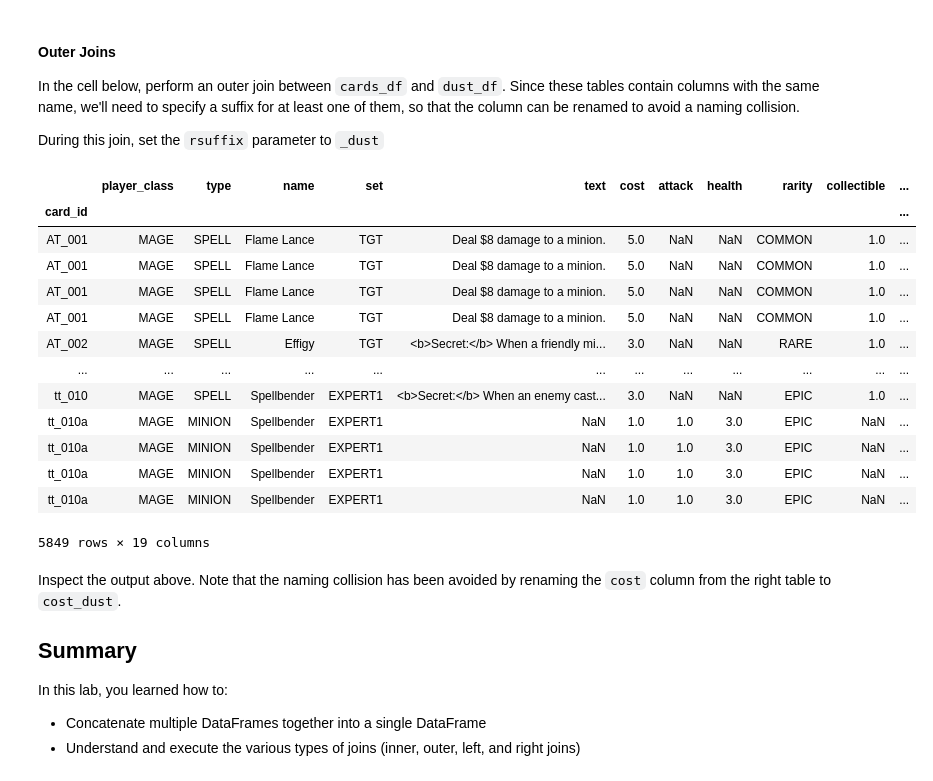
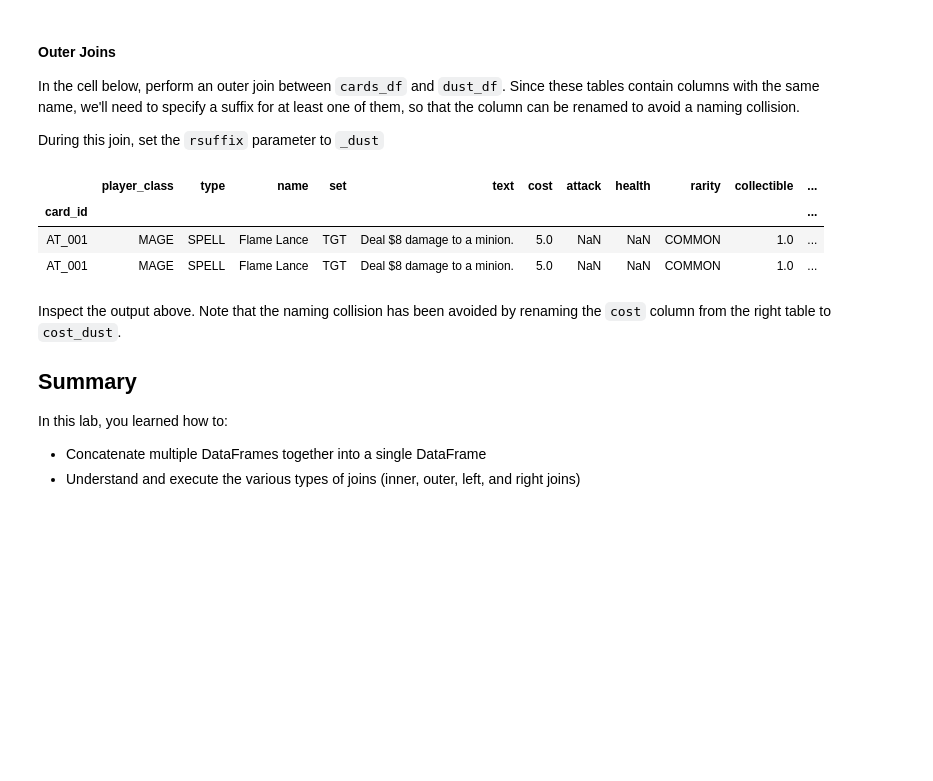
Before and after one commit to mifkovic-chevron/dsc-enterprise-chevron-combining-dataframes-pandas-lab-chevron-dataeng-100419, a Jupyter notebook: index.ipynb, the cells around one changed output. Saved outputs shown, nothing was run; the diff lists cells and outputs as text; code cells hidden in the pictures; blank space fills up the shorter version.

```diff
--- a/index.ipynb
+++ b/index.ipynb
@@ -245,22 +245,12 @@ In the cell below, perform an outer join between `cards_df` and `dust_df`. Since
 During this join, set the `rsuffix` parameter to `_dust`
 # %%
 outer_join_df = cards_df.join(dust_df, how='outer', rsuffix='_dust')
-outer_join_df
+outer_join_df.head(2)
 # %% [output]
 |  | player_class | type | name | set | text | cost | attack | health | rarity | collectible | ... |
 | card_id |  |  |  |  |  |  |  |  |  |  | ... |
 | AT_001 | MAGE | SPELL | Flame Lance | TGT | Deal $8 damage to a minion. | 5.0 | NaN | NaN | COMMON | 1.0 | ... |
 | AT_001 | MAGE | SPELL | Flame Lance | TGT | Deal $8 damage to a minion. | 5.0 | NaN | NaN | COMMON | 1.0 | ... |
-| AT_001 | MAGE | SPELL | Flame Lance | TGT | Deal $8 damage to a minion. | 5.0 | NaN | NaN | COMMON | 1.0 | ... |
-| AT_001 | MAGE | SPELL | Flame Lance | TGT | Deal $8 damage to a minion. | 5.0 | NaN | NaN | COMMON | 1.0 | ... |
-| AT_002 | MAGE | SPELL | Effigy | TGT | <b>Secret:</b> When a friendly mi... | 3.0 | NaN | NaN | RARE | 1.0 | ... |
-| ... | ... | ... | ... | ... | ... | ... | ... | ... | ... | ... | ... |
-| tt_010 | MAGE | SPELL | Spellbender | EXPERT1 | <b>Secret:</b> When an enemy cast... | 3.0 | NaN | NaN | EPIC | 1.0 | ... |
-| tt_010a | MAGE | MINION | Spellbender | EXPERT1 | NaN | 1.0 | 1.0 | 3.0 | EPIC | NaN | ... |
-| tt_010a | MAGE | MINION | Spellbender | EXPERT1 | NaN | 1.0 | 1.0 | 3.0 | EPIC | NaN | ... |
-| tt_010a | MAGE | MINION | Spellbender | EXPERT1 | NaN | 1.0 | 1.0 | 3.0 | EPIC | NaN | ... |
-| tt_010a | MAGE | MINION | Spellbender | EXPERT1 | NaN | 1.0 | 1.0 | 3.0 | EPIC | NaN | ... |
-5849 rows × 19 columns
 # %% [markdown]
 Inspect the output above.  Note that the naming collision has been avoided by renaming the `cost` column from the right table to `cost_dust`.
 
```
